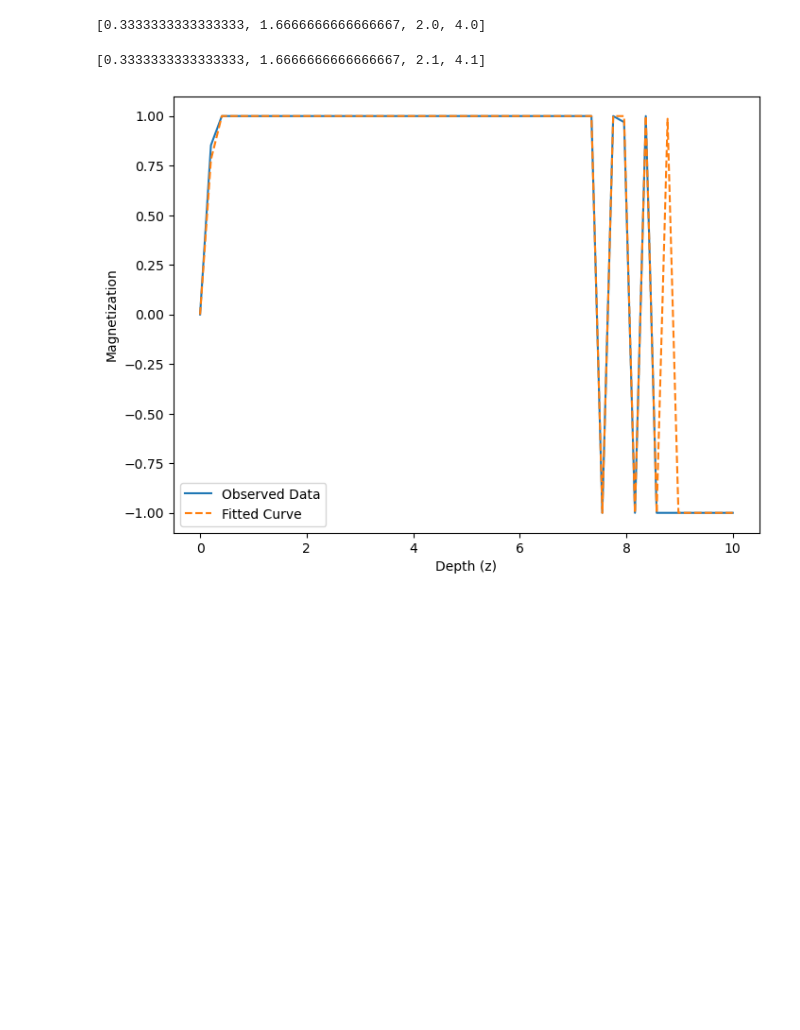
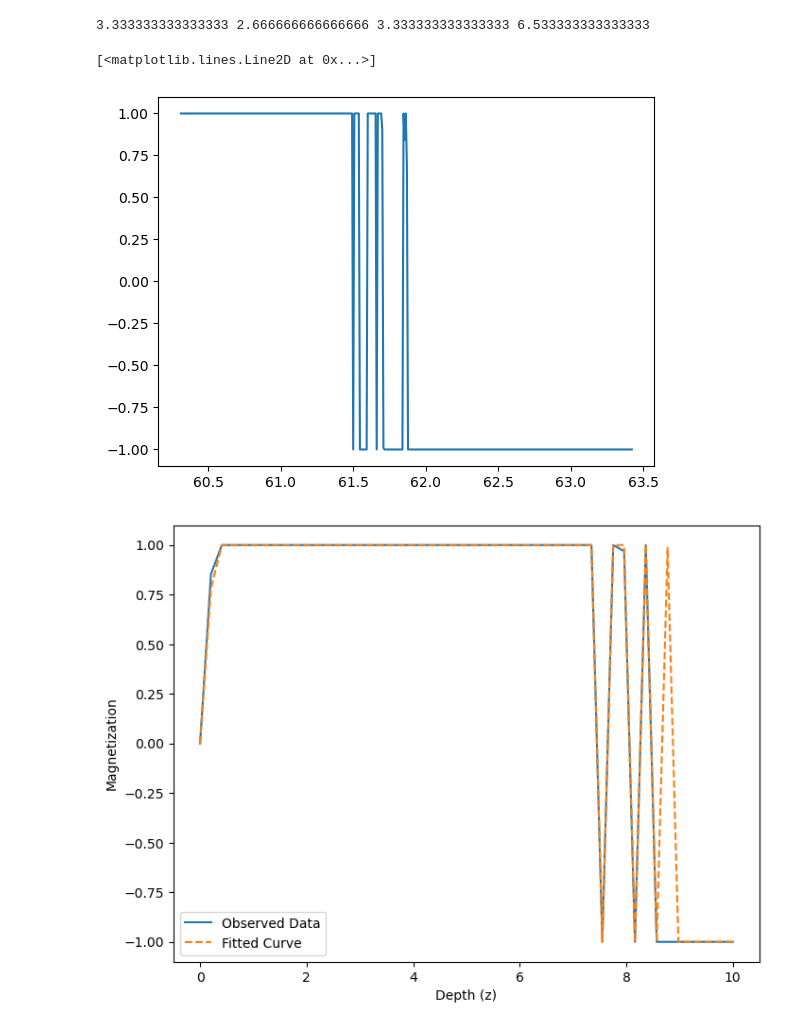
Before and after one commit to Stellaerranti/Spassov, a Jupyter notebook: Fit v_2.ipynb, the cells around one changed output. Drawn from its saved outputs; the diff is of its cells as text; code cells hidden in the pictures; blank space fills up the shorter version.

```diff
--- a/Fit v_2.ipynb
+++ b/Fit v_2.ipynb
@@ -21,13 +21,13 @@ def get_params_from_depths(lock_in_depth):
     return params
 # %%
 def e(z):
-    '''
+
     idx = np.where(np.isclose(depth_obs, z))[0]
     idx = idx[0]
 
     return 1 - fraction_data[idx]
-    '''
-    return sin(16*z+1.5)/2 + 0.5
+
+    #return sin(16*z+1.5)/2 + 0.5
 # %%
 def H(z):
     return -tanh(((c2+c1)*(z-(c2+c1)/2))/(c2-c1))
@@ -98,10 +96,4 @@ params1 = [3,2,3,6]
-# %%
-get_lock_depth_from_params(params1)
-# %% [output]
-[0.3333333333333333, 1.6666666666666667, 2.0, 4.0]
-# %%
-get_lock_depth_from_params(params2)
-# %% [output]
-[0.3333333333333333, 1.6666666666666667, 2.1, 4.1]
 # %%
-M_obs1 = get_magnetisation(depth,params1)
+M_obs = get_magnetisation(depth_obs,params)
+# %% [output]
+3.333333333333333 2.666666666666666 3.333333333333333 6.533333333333333
@@ -112,3 +100,8 @@ M_obs2 = get_magnetisation(depth,params2)
+# %%
+plt.plot(depth_obs,M_obs)
+# %% [output]
+[<matplotlib.lines.Line2D at 0x...>]
+[figure, added]
 # %%
 plt.figure(figsize=(8, 6))
 plt.plot(depth, M_obs1, label='Observed Data')  # Plot the observed data
```
Also changed, not shown: parts of 8 cells of this notebook, 2 other files.
